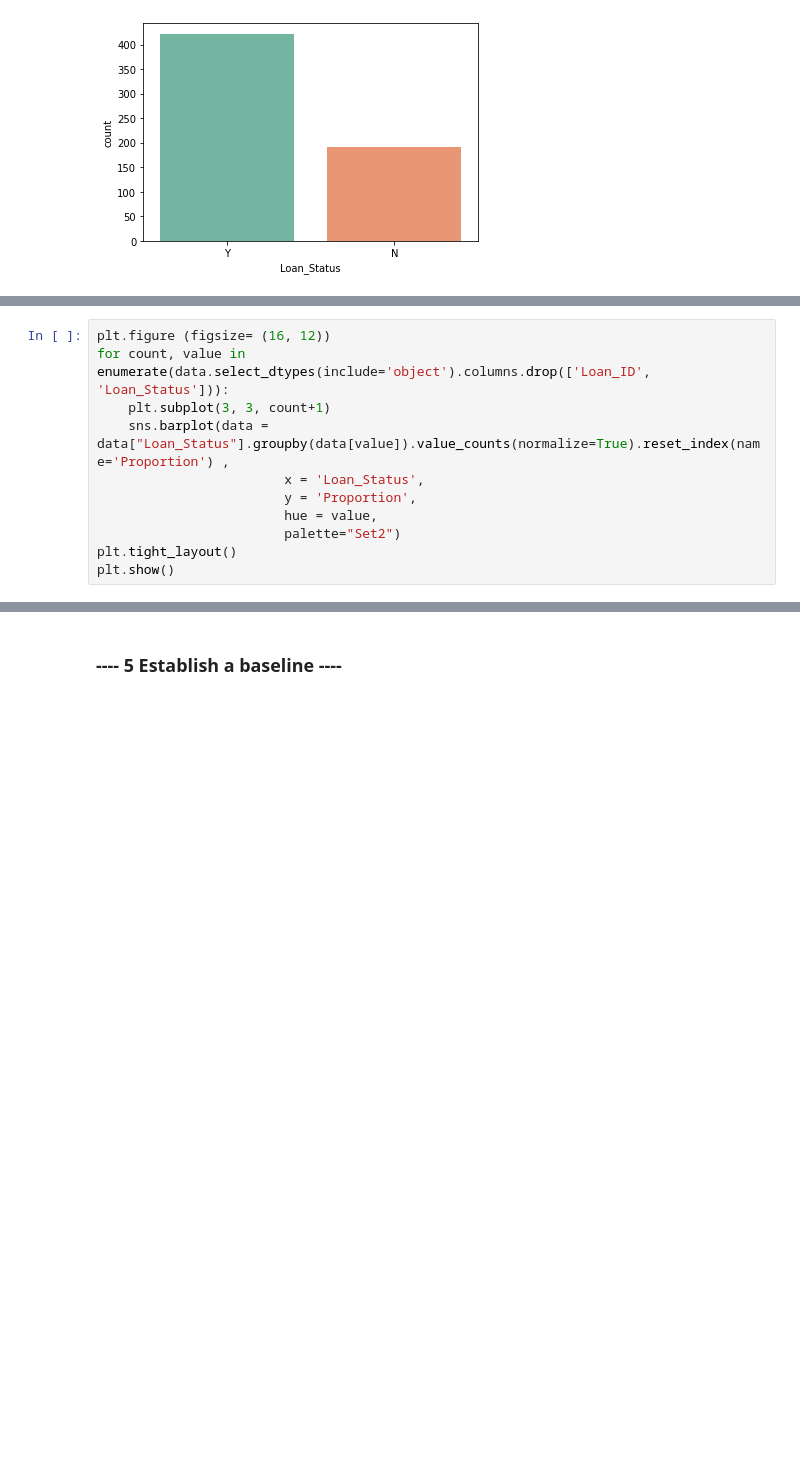
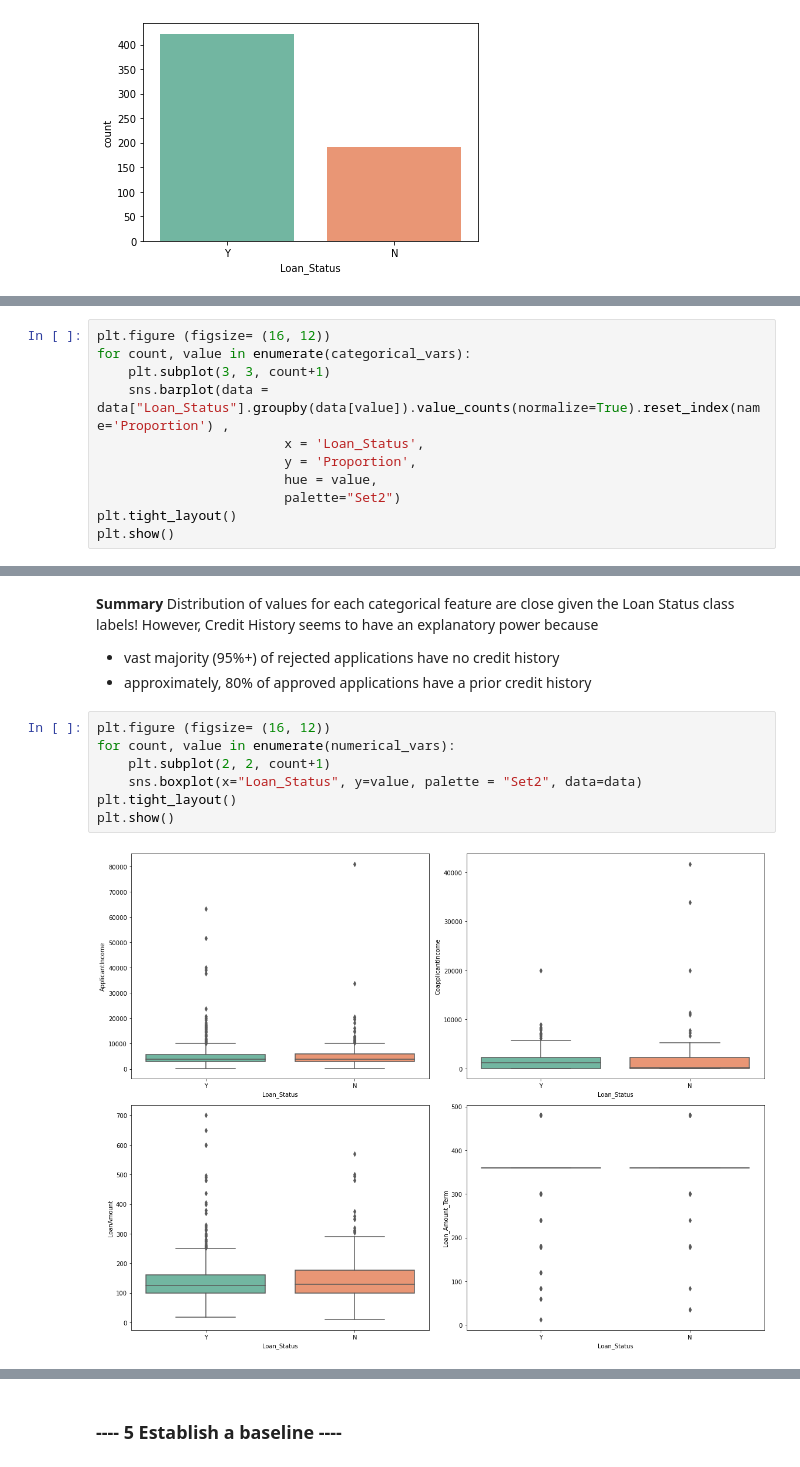
Before and after one commit to vbabashov/loan-classification, a Jupyter notebook: notebooks/loan_prediction.ipynb, the cells around one changed output, grey strips where cells are left out. Drawn from its saved outputs; the diff is of its cells as text; blank space fills up the shorter version.

```diff
--- a/notebooks/loan_prediction.ipynb
+++ b/notebooks/loan_prediction.ipynb
@@ -162,7 +168,7 @@ data["Loan_Status"].groupby(data["Gender"]).value_counts(normalize=True).reset_i
 | 3 | Male | N | 0.306748 |
 # %%
 plt.figure (figsize= (16, 12))
-for count, value in enumerate(data.select_dtypes(include='object').columns.drop(['Loan_ID', 'Loan_Status'])):
+for count, value in enumerate(categorical_vars):
     plt.subplot(3, 3, count+1)
     sns.barplot(data = data["Loan_Status"].groupby(data[value]).value_counts(normalize=True).reset_index(name='Proportion') ,
                         x = 'Loan_Status',
@@ -175,0 +182,14 @@ plt.show()
+# %% [markdown]
+**Summary**
+Distribution of values for each categorical feature are close given the Loan Status class labels! However, Credit History seems to have an explanatory power because
+- vast majority (95%+) of rejected applications have no credit history
+- approximately, 80% of approved applications have a prior credit history
+# %%
+plt.figure (figsize= (16, 12))
+for count, value in enumerate(numerical_vars):
+    plt.subplot(2, 2, count+1)
+    sns.boxplot(x="Loan_Status", y=value, palette = "Set2", data=data)
+plt.tight_layout()
+plt.show()
+# %% [output]
+[figure, added]
```
Also changed, not shown: parts of 12 cells of this notebook.
